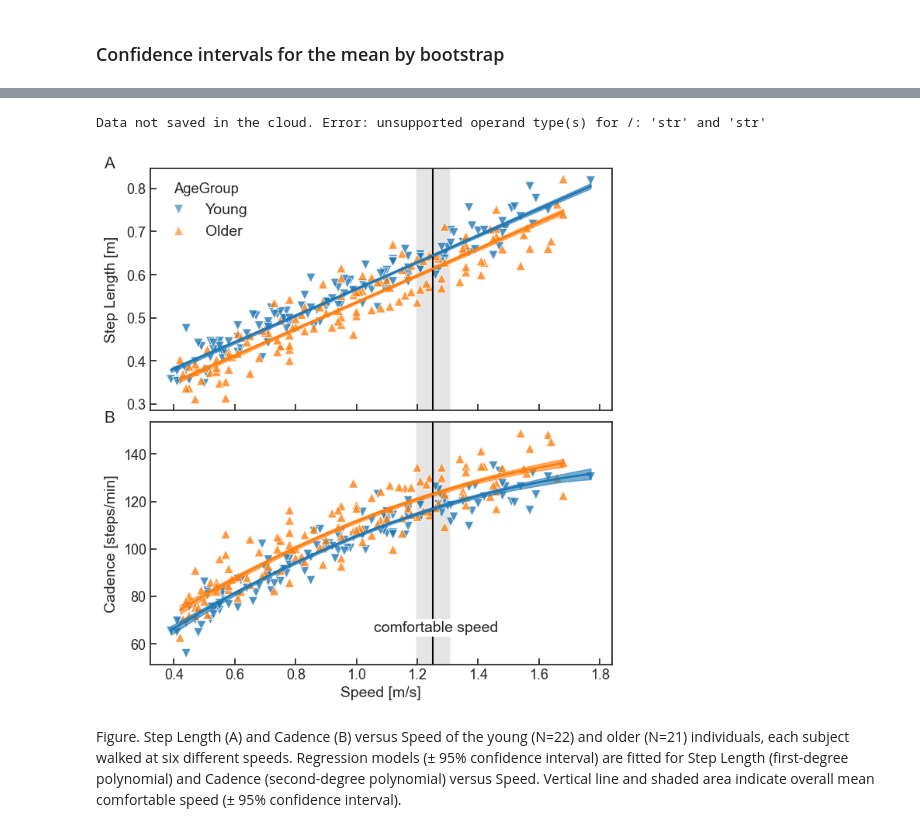
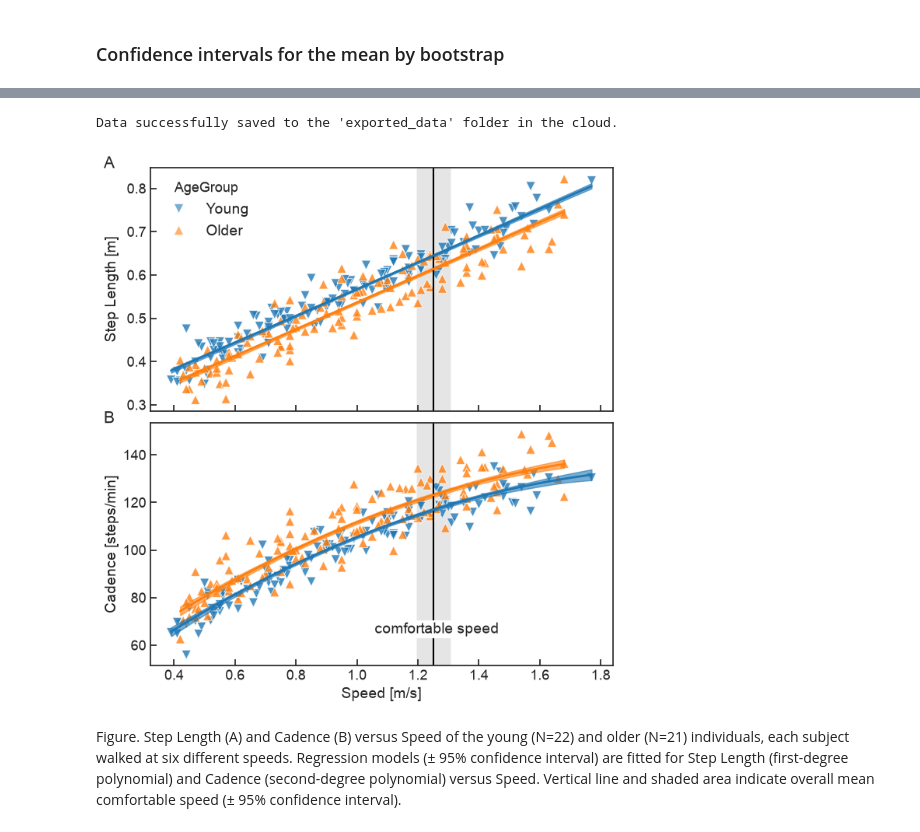
Before and after one commit to BMClab/h2a_age_spt, a Jupyter notebook: notebooks/speed_age_spt.ipynb, the cells around one changed output, grey strips where cells are left out. Drawn from its saved outputs; the diff is of its cells as text; code cells hidden in the pictures.

```diff
--- a/notebooks/speed_age_spt.ipynb
+++ b/notebooks/speed_age_spt.ipynb
@@ -438,10 +435,3 @@ def boxplots(df, var=['Speed', 'Cadence', 'StepLength']):
     plt.show()
 # %% [markdown]
 ### Dataset location
-# %%
-# file with discrete variables calculated by 'Walking speed torque  .ipynb'
-path2 = f'.{os.sep}..{os.sep}data'
-filename = 'h2a_allspeeds_43subs.csv'
-
-print(f'Dataset location: {path2}')
-filename = f'{path2}{os.sep}{filename}'
@@ -449,0 +438,12 @@ Dataset location: .\..\data
+# %%
+# file with discrete variables calculated by 'Walking speed torque  .ipynb'
+path2 = Path('..') / 'data'
+csv_name = 'h2a_allspeeds_43subs.csv'
+if not (path2 / csv_name).is_file():
+    print('Dataset not found locally. It will be loaded from the GitHub repo.')
+    path2 = 'https://raw.githubusercontent.com/BMClab/h2a_age_spt/main/data'
+    filename = f'{path2}/{csv_name}'
+else:
+    filename = str(path2 / csv_name)
+
+print(f'Dataset location: {path2}')
@@ -976,7 +983,7 @@ if not 'c_d' in data_dict.keys():
 # # save data to a file (CSV/JSON format)
 try:
     # Ensure the output directory exists
-    output_dir = path2 / 'exported_data'
+    output_dir = Path(path2) / 'exported_data'
     output_dir.mkdir(exist_ok=True)
     json_file = output_dir / 'metadata_summary.json'
 
@@ -1021,7 +1028,7 @@ try:
 except Exception as e:
     print(f'Data not saved in the cloud. Error: {e}')
 # %% [output]
-Data not saved in the cloud. Error: unsupported operand type(s) for /: 'str' and 'str'
+Data successfully saved to the 'exported_data' folder in the cloud.
 # %%
 # Convert back names for levels of factor Agegroup
 for key in list(data_dict.keys()):
@@ -1056,35 +1063,35 @@ for i, ax in enumerate(axs):
                     color=sns.color_palette()[0], alpha=.6)
     ax.fill_between(df4[df4['AgeGroup']==1]['Speed'],
                     df4[df4['AgeGroup']==1]['pinf'], df4[df4['AgeGroup']==1]['psup'],
                     color=sns.color_palette()[1], alpha=.6)
     sns.lineplot(x='Speed', y=vrs[i], data=df4, hue='AgeGroup',
                  errorbar=None, alpha=1, legend=False, lw=2, ax=ax)
     ax.tick_params(axis='both', labelsize=fs-1)
     ax.set_xlabel(xlabels[i], fontsize=fs)
     ax.set_ylabel(ylabels[i], fontsize=fs)
     ax.text(-0.1, 1, ab[i], fontsize=fs+1, transform=ax.transAxes)
 
 axs[0].legend(title='AgeGroup', fontsize=fs, loc='upper left', frameon=False)
 for lh in axs[0].get_legend().legend_handles:
     lh.set_alpha(.6)
     #lh._sizes = [40]
 axs[1].get_legend().remove()
 #text = 'mean comfortable speed\n({:.2f} m/s)'.format(data_dict[keys[2]][2])
 text = 'comfortable speed'
 axs[1].text(.62, .15, text, fontsize=fs, ha='center', va='center',
             bbox={'facecolor':'white', 'alpha':1, 'edgecolor':'none', 'pad':2},
             transform=axs[1].transAxes)
 fig.align_labels()
 plt.subplots_adjust(left=.1, bottom=.1, right=.95, top=.9, wspace=.1, hspace=.05)
 try:
     fig.savefig(f'{path2}{os.sep}regressions__SL_C.png', dpi=600)
     fig.savefig(f'{path2}{os.sep}regressions__SL_C.svg', dpi=600)
-except:
+except Exception:
     print('Figure not saved in the cloud.')
 
 plt.show()
 # %% [output]
-[figure, old version]
+[figure, new version]
 # %% [markdown]
 Figure. Step Length (A) and Cadence (B) versus Speed of the young (N=22) and older (N=21) individuals, each subject walked at six different speeds. Regression models (± 95% confidence interval) are fitted for Step Length (first-degree polynomial) and Cadence (second-degree polynomial) versus Speed. Vertical line and shaded area indicate overall mean comfortable speed (± 95% confidence interval).
 # %% [markdown]
```
Also changed, not shown: parts of 18 cells of this notebook, 4 other files.
